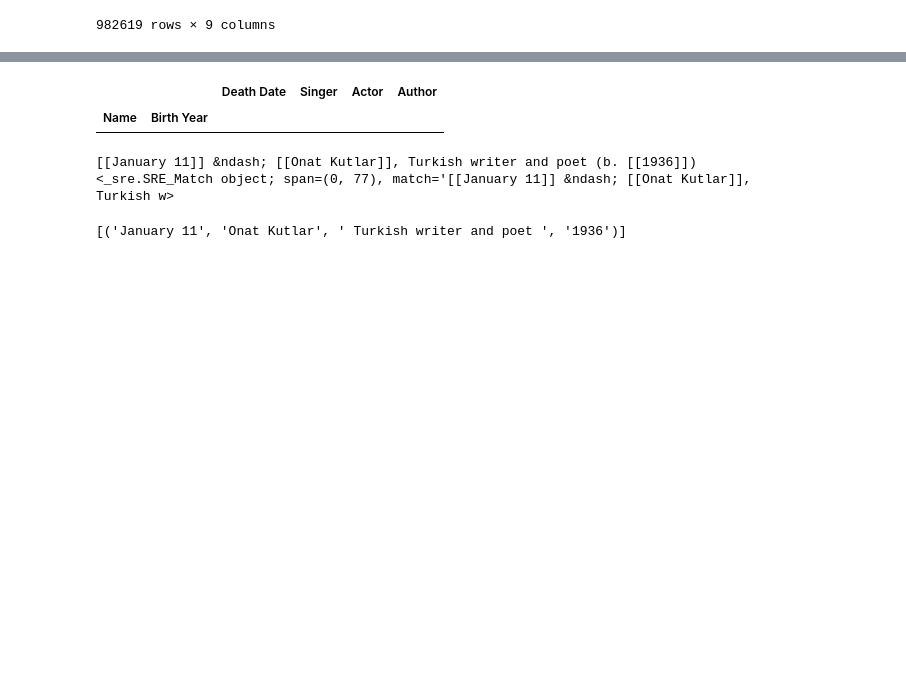
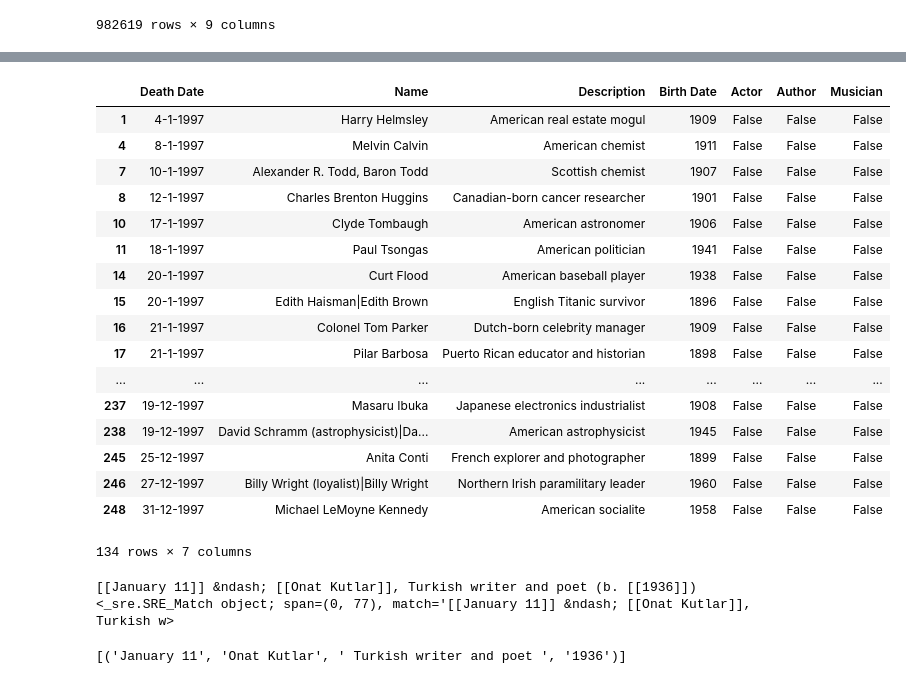
Before and after one commit to NicoBrun/ada2017, a Jupyter notebook: project/Project.ipynb, the cells around one changed output, grey strips where cells are left out. Saved outputs shown, nothing was run; the diff lists cells and outputs as text; code cells hidden in the pictures; blank space fills up the shorter version.

Commit message:
Added some celebrities filtering

```diff
--- a/project/Project.ipynb
+++ b/project/Project.ipynb
@@ -162,12 +171,57 @@ df
-# %%
-adf = df[df['Description'].str.contains("singer")]
-
-columns2 = ['Death Date', 'Name', 'Singer', 'Actor', 'Author', 'Birth Year']
-df2 = pd.DataFrame(columns=columns2).set_index(['Name','Birth Year'])
-df2
-# %% [output]
-|  |  | Death Date | Singer | Actor | Author |
-| Name | Birth Year |  |  |  |  |
+# %%
+adf = df[df['Description'].str.contains("singer")]
+df2 = df
+
+jobMusician = ["singer", "composer", "lyricist", "drummer", "musician", "rapper","guitarist","violinist","violist"]
+def isMusician(s):
+    for job in jobMusician:
+        if job in s:
+            return True
+    return False
+
+jobActor = ["actor", "actress","filmmaker","cinematographer","film director"]
+def isActor(s):
+    for job in jobActor:
+        if job in s:
+            return True
+    return False
+
+jobAuthor = ["autor", "author", "writer", "poet", "novelist"]
+def isAuthor(s):
+    for job in jobAuthor:
+        if job in s:
+            return True
+    return False
+
+df2 = df2.merge(df2.Description.apply(lambda s: pd.Series({'Musician':isMusician(s), 'Actor':isActor(s), 'Author':isAuthor(s)})),
+    left_index=True, right_index=True)
+#columns2 = ['Death Date', 'Name', 'Singer', 'Actor', 'Author', 'Birth Year']
+#df2 = pd.DataFrame(columns=columns2).set_index(['Name','Birth Year'])
+df3 = df2[(df2['Actor'] == False) & (df2['Author'] == False) & (df2['Musician'] == False)]
+#for desc in df3.Description:
+#    print(desc)
+
+#print only the non-wanted celebrities
+df3
+# %% [output]
+|  | Death Date | Name | Description | Birth Date | Actor | Author | Musician |
+| 1 | 4-1-1997 | Harry Helmsley | American real estate mogul | 1909 | False | False | False |
+| 4 | 8-1-1997 | Melvin Calvin | American chemist | 1911 | False | False | False |
+| 7 | 10-1-1997 | Alexander R. Todd, Baron Todd | Scottish chemist | 1907 | False | False | False |
+| 8 | 12-1-1997 | Charles Brenton Huggins | Canadian-born cancer researcher | 1901 | False | False | False |
+| 10 | 17-1-1997 | Clyde Tombaugh | American astronomer | 1906 | False | False | False |
+| 11 | 18-1-1997 | Paul Tsongas | American politician | 1941 | False | False | False |
+| 14 | 20-1-1997 | Curt Flood | American baseball player | 1938 | False | False | False |
+| 15 | 20-1-1997 | Edith Haisman|Edith Brown | English Titanic survivor | 1896 | False | False | False |
+| 16 | 21-1-1997 | Colonel Tom Parker | Dutch-born celebrity manager | 1909 | False | False | False |
+| 17 | 21-1-1997 | Pilar Barbosa | Puerto Rican educator and historian | 1898 | False | False | False |
+| ... | ... | ... | ... | ... | ... | ... | ... |
+| 237 | 19-12-1997 | Masaru Ibuka | Japanese electronics industrialist | 1908 | False | False | False |
+| 238 | 19-12-1997 | David Schramm (astrophysicist)|Da... | American astrophysicist | 1945 | False | False | False |
+| 245 | 25-12-1997 | Anita Conti | French explorer and photographer | 1899 | False | False | False |
+| 246 | 27-12-1997 | Billy Wright (loyalist)|Billy Wright | Northern Irish paramilitary leader | 1960 | False | False | False |
+| 248 | 31-12-1997 | Michael LeMoyne Kennedy | American socialite | 1958 | False | False | False |
+134 rows × 7 columns
 # %%
 #testCell
 line = "[[January 2]] – [[Pierre-Paul Schweitzer]], French director of the IMF (b. [[1912]])"
```
Also changed, not shown: parts of 2 cells of this notebook.
